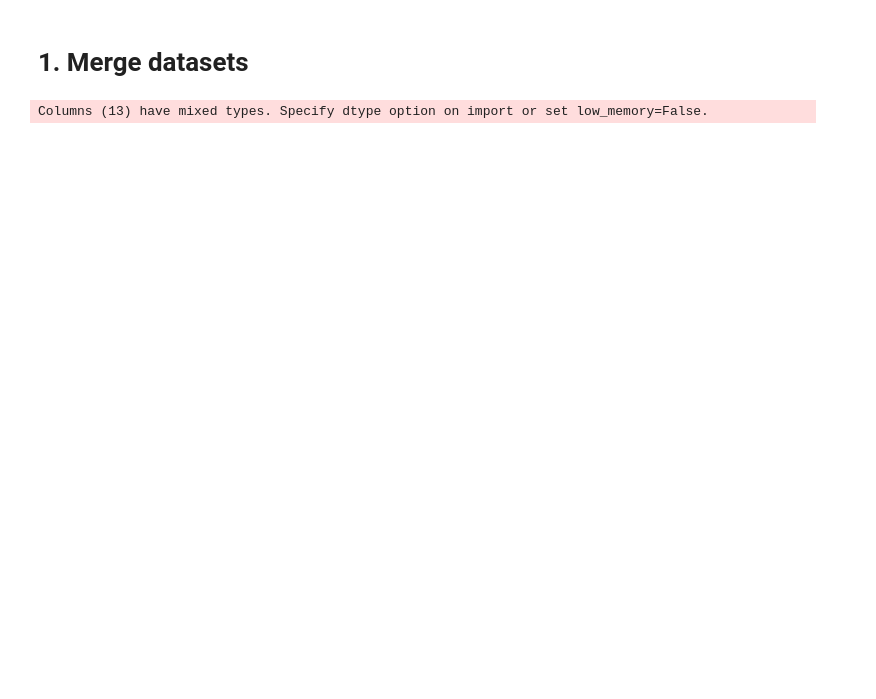
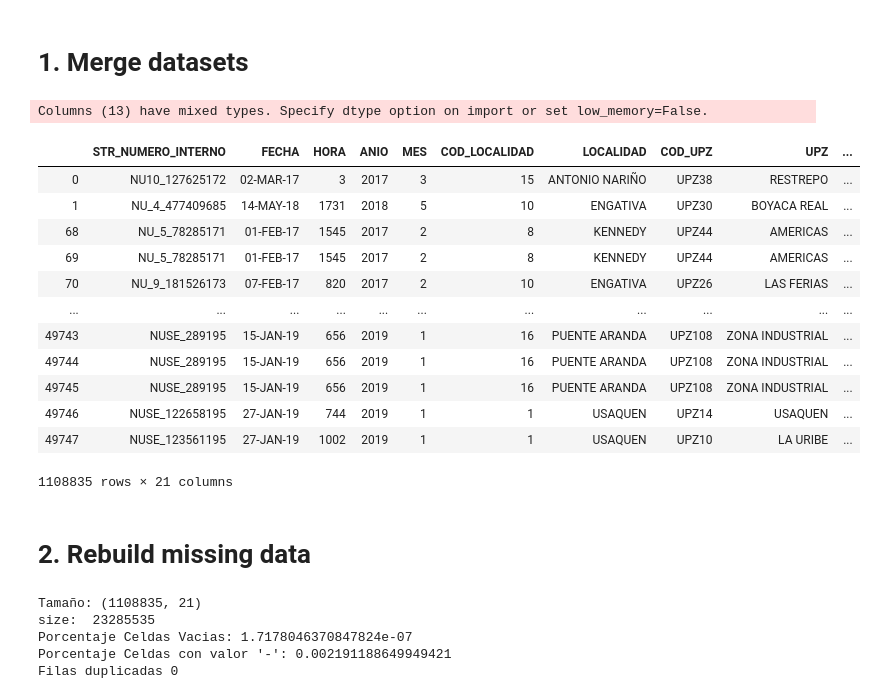
Before and after one commit to jrudascas/security_project, a Jupyter notebook: data_cleaning/clean_NUSE.ipynb, the cells around one changed output. Drawn from its saved outputs; the diff is of its cells as text; code cells hidden in the pictures; blank space fills up the shorter version.

Commit message:
WIP rebuild missing data

```diff
--- a/data_cleaning/clean_NUSE.ipynb
+++ b/data_cleaning/clean_NUSE.ipynb
@@ -26,4 +26,21 @@ data2019=pd.read_csv(data_location,delimiter=";")
 # %%
 frames = [data2018, data2019]
 data = pd.concat(frames)
+merged_nuse = data.loc[data['TIPO_DETALLE'] == '934 - RIÑA']
+# %%
+merged_nuse
+# %% [output]
+|  | STR_NUMERO_INTERNO | FECHA | HORA | ANIO | MES | COD_LOCALIDAD | LOCALIDAD | COD_UPZ | UPZ | ... |
+| 0 | NU10_127625172 | 02-MAR-17 | 3 | 2017 | 3 | 15 | ANTONIO NARIÑO | UPZ38 | RESTREPO | ... |
+| 1 | NU_4_477409685 | 14-MAY-18 | 1731 | 2018 | 5 | 10 | ENGATIVA | UPZ30 | BOYACA REAL | ... |
+| 68 | NU_5_78285171 | 01-FEB-17 | 1545 | 2017 | 2 | 8 | KENNEDY | UPZ44 | AMERICAS | ... |
+| 69 | NU_5_78285171 | 01-FEB-17 | 1545 | 2017 | 2 | 8 | KENNEDY | UPZ44 | AMERICAS | ... |
+| 70 | NU_9_181526173 | 07-FEB-17 | 820 | 2017 | 2 | 10 | ENGATIVA | UPZ26 | LAS FERIAS | ... |
+| ... | ... | ... | ... | ... | ... | ... | ... | ... | ... | ... |
+| 49743 | NUSE_289195 | 15-JAN-19 | 656 | 2019 | 1 | 16 | PUENTE ARANDA | UPZ108 | ZONA INDUSTRIAL | ... |
+| 49744 | NUSE_289195 | 15-JAN-19 | 656 | 2019 | 1 | 16 | PUENTE ARANDA | UPZ108 | ZONA INDUSTRIAL | ... |
+| 49745 | NUSE_289195 | 15-JAN-19 | 656 | 2019 | 1 | 16 | PUENTE ARANDA | UPZ108 | ZONA INDUSTRIAL | ... |
+| 49746 | NUSE_122658195 | 27-JAN-19 | 744 | 2019 | 1 | 1 | USAQUEN | UPZ14 | USAQUEN | ... |
+| 49747 | NUSE_123561195 | 27-JAN-19 | 1002 | 2019 | 1 | 1 | USAQUEN | UPZ10 | LA URIBE | ... |
+1108835 rows × 21 columns
 # %%
@@ -30,0 +48,2 @@ merged_nuse = data.to_csv(r'/Users/anamaria/Desktop/dev/security_project/dataset
+# %% [markdown]
+# 2. Rebuild missing data
@@ -30,0 +57,12 @@ merged_nuse = data.to_csv(r'/Users/anamaria/Desktop/dev/security_project/dataset
+# %%
+print("Tamaño:",merged_nuse.shape)
+print("size: ",merged_nuse.size)
+print("Porcentaje Celdas Vacias:",merged_nuse.isna().mean().mean())
+print("Porcentaje Celdas con valor '-':",(merged_nuse == "-").mean().mean())
+print("Filas duplicadas",merged_nuse.duplicated().sum())
+# %% [output]
+Tamaño: (1108835, 21)
+size:  23285535
+Porcentaje Celdas Vacias: 1.7178046370847824e-07
+Porcentaje Celdas con valor '-': 0.002191188649949421
+Filas duplicadas 0
```
Also changed, not shown: parts of 12 cells of this notebook.
